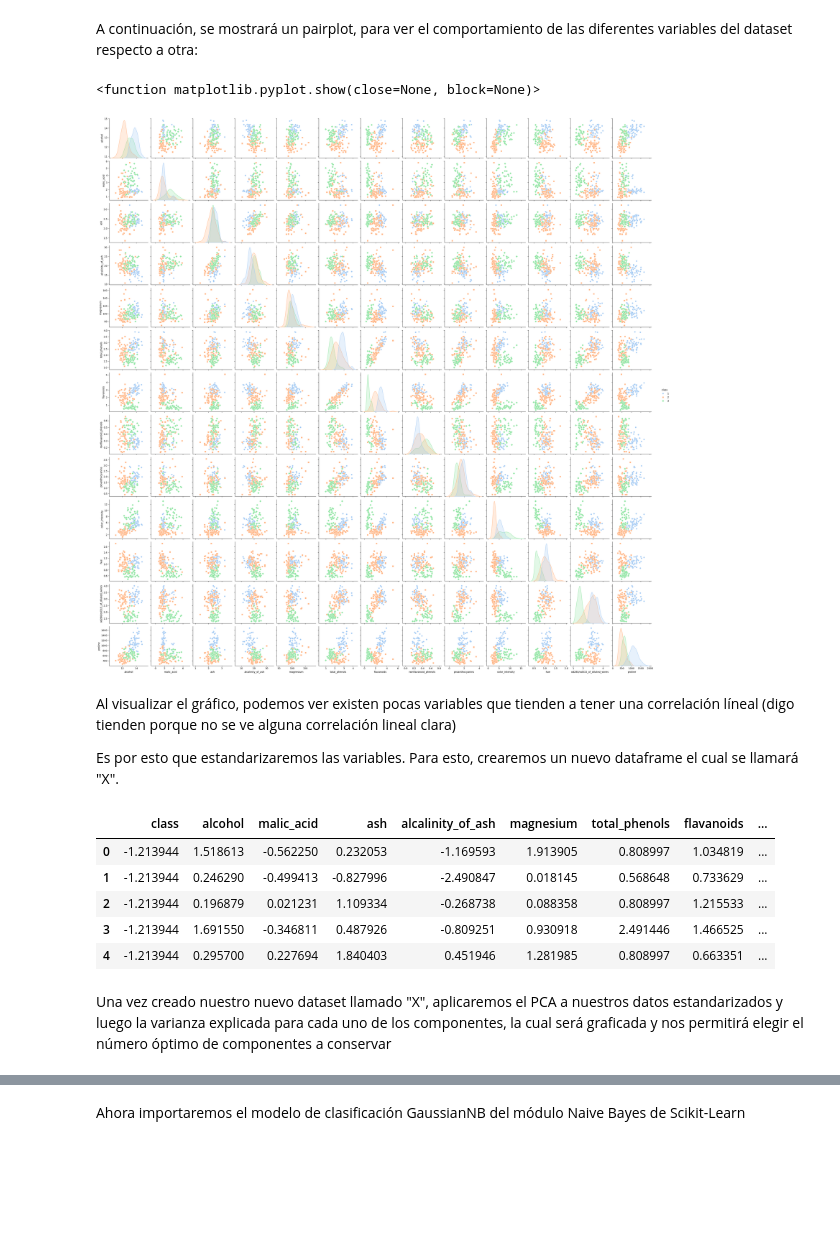
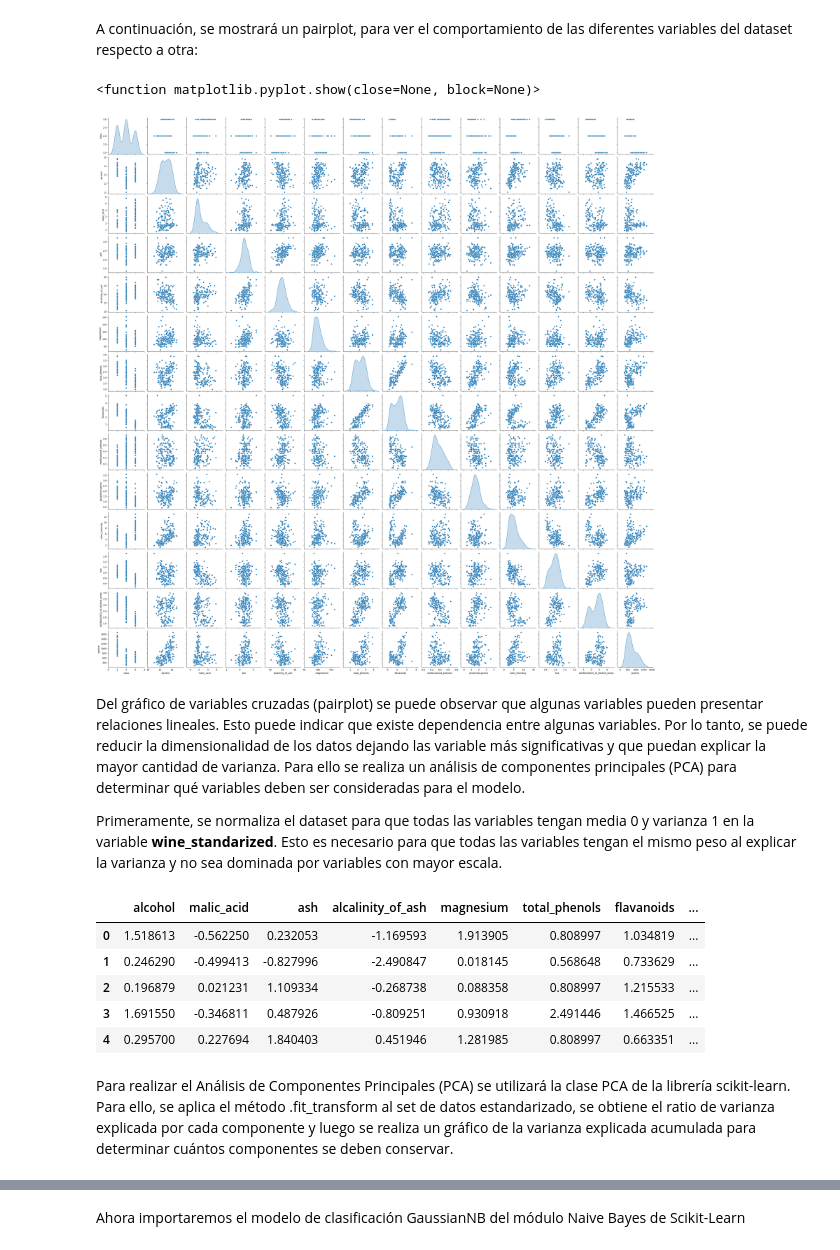
Before and after one commit to Gaddran/VinosMachineLearning, a Jupyter notebook: Notebooks/Wine PCA - Naive Bayes.ipynb, the cells around one changed output, grey strips where cells are left out. Saved outputs shown, nothing was run; the diff lists cells and outputs as text; code cells hidden in the pictures; blank space fills up the shorter version.

Commit message:
Se quita la variable "class" en el PCA, se agregan markdowns, se modifica orden de importación y se reordena y modifican partes del código

```diff
--- a/Notebooks/Wine PCA - Naive Bayes.ipynb
+++ b/Notebooks/Wine PCA - Naive Bayes.ipynb
@@ -29,7 +47,9 @@ from sklearn.preprocessing import StandardScaler
 # %%
 # Realizaremos la carga de wine.csv y le asignaremos nombre a cada columna, ya que el dataset viene por defecto sin sus encabezados
 
-wine = pd.read_csv("C:/Users/kurtc/Documents/GitHub/VinosMachineLearning/Notebooks/Wine.csv", header=None)
+# Cambié la ubicación global a relativa para que el código sea más portable.
+# wine = pd.read_csv("C:/Users/kurtc/Documents/GitHub/VinosMachineLearning/Notebooks/Wine.csv", header=None)
+wine = pd.read_csv("Wine.csv", header=None)
 
 wine.columns = ["class", "alcohol", "malic_acid", "ash", "alcalinity_of_ash", "magnesium", "total_phenols", "flavanoids", "nonflavanoid_phenols",
                 "proanthocyanins", "color_intensity", "hue", "od280/od315_of_diluted_wines", "proline"]
@@ -95,25 +119,28 @@ wine.describe()
 # %% [markdown]
 A continuación, se mostrará un pairplot, para ver el comportamiento de las diferentes variables del dataset respecto a otra:
 # %%
-sns.pairplot(wine, diag_kind="kde", hue="class", palette="pastel" ,markers=["o", "s", "D"])
+# sns.pairplot(wine, diag_kind="kde", hue="class", palette="pastel" ,markers=["o", "s", "D"])
+sns.pairplot(wine, diag_kind='kde')
 plt.show
 # %% [output]
 <function matplotlib.pyplot.show(close=None, block=None)>
-[figure, old version]
+[figure, new version]
-# %% [markdown]
-Al visualizar el gráfico, podemos ver existen pocas variables que tienden a tener una correlación líneal (digo tienden porque no se ve alguna correlación lineal clara)
-
-Es por esto que estandarizaremos las variables. Para esto, crearemos un nuevo dataframe el cual se llamará "X".
+# %% [markdown]
+Del gráfico de variables cruzadas (pairplot) se puede observar que algunas variables pueden presentar relaciones lineales. Esto puede indicar que existe dependencia entre algunas variables. Por lo tanto, se puede reducir la dimensionalidad de los datos dejando las variable más significativas y que puedan explicar la mayor cantidad de varianza. Para ello se realiza un análisis de componentes principales (PCA) para determinar qué variables deben ser consideradas para el modelo.
+
+Primeramente, se normaliza el dataset para que todas las variables tengan media 0 y varianza 1 en la variable **wine_standarized**. Esto es necesario para que todas las variables tengan el mismo peso al explicar la varianza y no sea dominada por variables con mayor escala.
 # %%
-X = StandardScaler(with_std=True,with_mean=True).fit_transform(wine)
-pd.DataFrame(X, columns = wine.columns).head()
+wine_features = wine.drop("class", axis=1)
+
+wine_standarized = StandardScaler(with_std=True,with_mean=True).fit_transform(wine_features)
+pd.DataFrame(wine_standarized, columns = wine_features.columns).head()
 # %% [output]
-|  | class | alcohol | malic_acid | ash | alcalinity_of_ash | magnesium | total_phenols | flavanoids | ... |
-| 0 | -1.213944 | 1.518613 | -0.562250 | 0.232053 | -1.169593 | 1.913905 | 0.808997 | 1.034819 | ... |
-| 1 | -1.213944 | 0.246290 | -0.499413 | -0.827996 | -2.490847 | 0.018145 | 0.568648 | 0.733629 | ... |
-| 2 | -1.213944 | 0.196879 | 0.021231 | 1.109334 | -0.268738 | 0.088358 | 0.808997 | 1.215533 | ... |
-| 3 | -1.213944 | 1.691550 | -0.346811 | 0.487926 | -0.809251 | 0.930918 | 2.491446 | 1.466525 | ... |
-| 4 | -1.213944 | 0.295700 | 0.227694 | 1.840403 | 0.451946 | 1.281985 | 0.808997 | 0.663351 | ... |
+|  | alcohol | malic_acid | ash | alcalinity_of_ash | magnesium | total_phenols | flavanoids | ... |
+| 0 | 1.518613 | -0.562250 | 0.232053 | -1.169593 | 1.913905 | 0.808997 | 1.034819 | ... |
+| 1 | 0.246290 | -0.499413 | -0.827996 | -2.490847 | 0.018145 | 0.568648 | 0.733629 | ... |
+| 2 | 0.196879 | 0.021231 | 1.109334 | -0.268738 | 0.088358 | 0.808997 | 1.215533 | ... |
+| 3 | 1.691550 | -0.346811 | 0.487926 | -0.809251 | 0.930918 | 2.491446 | 1.466525 | ... |
+| 4 | 0.295700 | 0.227694 | 1.840403 | 0.451946 | 1.281985 | 0.808997 | 0.663351 | ... |
-# %% [markdown]
-Una vez creado nuestro nuevo dataset llamado "X", aplicaremos el PCA a nuestros datos estandarizados y luego la varianza explicada para cada uno de los componentes, la cual será graficada y nos permitirá elegir el número óptimo de componentes a conservar
+# %% [markdown]
+Para realizar el Análisis de Componentes Principales (PCA) se utilizará la clase PCA de la librería scikit-learn. Para ello, se aplica el método .fit_transform al set de datos estandarizado, se obtiene el ratio de varianza explicada por cada componente y luego se realiza un gráfico de la varianza explicada acumulada para determinar cuántos componentes se deben conservar.
 # %%
```
Also changed, not shown: parts of 27 cells of this notebook, 1 other file.
